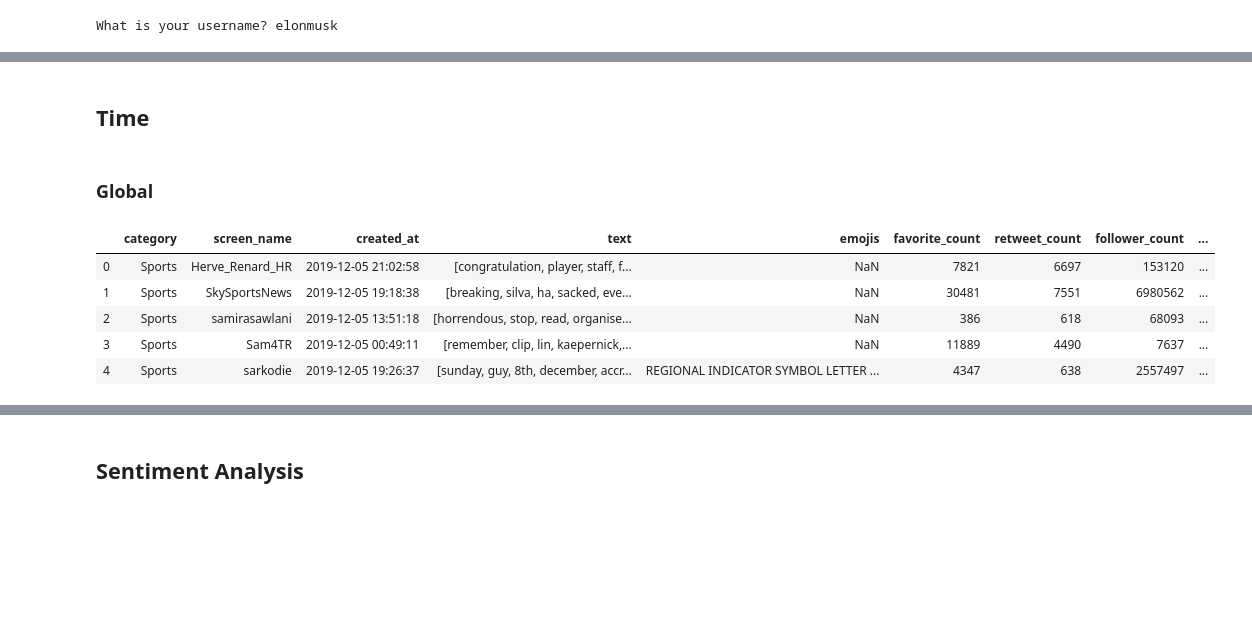
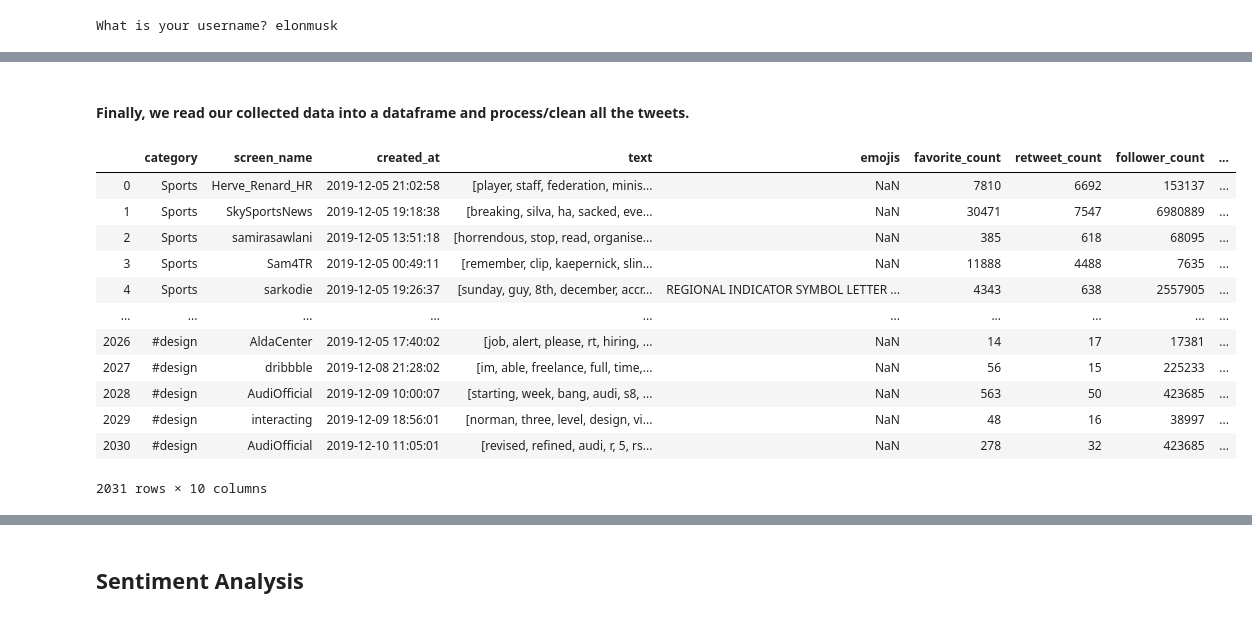
Before and after one commit to ishaan-jaff/data_science_proj, a Jupyter notebook: cleanedup.ipynb, the cells around one changed output, grey strips where cells are left out. Saved outputs shown, nothing was run; the diff lists cells and outputs as text; code cells hidden in the pictures; blank space fills up the shorter version.

```diff
--- a/cleanedup.ipynb
+++ b/cleanedup.ipynb
@@ -131,8 +152,7 @@ def preprocess(tweet):
     ## remove links from tweets
     lower_case= re.sub("(http://t.co/[a-zA-Z0-9]{10})+", ",,", lower_case)
     lower_case= re.sub("(https://t.co/[a-zA-Z0-9]{10})+", ",,", lower_case)
-    lower_case= re.sub("(.com)+", ",,", lower_case)
-    lower_case= re.sub("(.co)+", ",,", lower_case)
+    lower_case= re.sub("(twitter.com/[a-zA-Z0-9]{10})+", ",,", lower_case)
     ## removing punctuation, only considering alphanumeric characters
     tweet_list = re.split('[^a-zA-Z0-9]', lower_case)
 
@@ -144,6 +164,11 @@ def preprocess(tweet):
     ## removing stopwords
     str_list = [x for x in str_list if x not in stopwords.words('english')]
 
+    ## Removing any liks that are not specifically https: links, like tesla.co or tesla.com
+    str_list = [x for x in str_list if ("co" not in x) and ("com" not in x)]
+    str_list = [x for x in str_list if ("co" not in x) and ("com" not in x)]
+    str_list = [x for x in str_list if ("http" not in x) and ("https" not in x)]
+
     hashtags, mentions = [], []
     ## Creating a seperate lists for tweet texts, hashtags(#twitter), mentions(@elonmusk, @carnegiemellon)
     for word in lower_case.split():
@@ -153,6 +178,10 @@ def preprocess(tweet):
                 mentions.append(word)
             if len(word)>0 and word[0]=="#":
                 hashtags.append(word)
+    ## We would like to keep "#" but remove other punctuations
+    punctuations = string.punctuation
+    punctuations = punctuations.replace("#", "")
+    hashtags = [x.translate(str.maketrans('', '', punctuations)) for x in hashtags]
 
 
     return str_list, hashtags, mentions
@@ -376,15 +450,20 @@ get_tweets()
-# %% [markdown]
-## Time
-# %% [markdown]
-### Global
+# %% [markdown]
+#### Finally, we read our collected data into a dataframe and process/clean all the tweets.
 # %%
 data = pd.read_csv("final-project-tweets.csv")
 data = clean_tweets(data)
-data.head()
+data
 # %% [output]
 |  | category | screen_name | created_at | text | emojis | favorite_count | retweet_count | follower_count | ... |
-| 0 | Sports | Herve_Renard_HR | 2019-12-05 21:02:58 | [congratulation, player, staff, f... | NaN | 7821 | 6697 | 153120 | ... |
-| 1 | Sports | SkySportsNews | 2019-12-05 19:18:38 | [breaking, silva, ha, sacked, eve... | NaN | 30481 | 7551 | 6980562 | ... |
-| 2 | Sports | samirasawlani | 2019-12-05 13:51:18 | [horrendous, stop, read, organise... | NaN | 386 | 618 | 68093 | ... |
-| 3 | Sports | Sam4TR | 2019-12-05 00:49:11 | [remember, clip, lin, kaepernick,... | NaN | 11889 | 4490 | 7637 | ... |
-| 4 | Sports | sarkodie | 2019-12-05 19:26:37 | [sunday, guy, 8th, december, accr... | REGIONAL INDICATOR SYMBOL LETTER ... | 4347 | 638 | 2557497 | ... |
+| 0 | Sports | Herve_Renard_HR | 2019-12-05 21:02:58 | [player, staff, federation, minis... | NaN | 7810 | 6692 | 153137 | ... |
+| 1 | Sports | SkySportsNews | 2019-12-05 19:18:38 | [breaking, silva, ha, sacked, eve... | NaN | 30471 | 7547 | 6980889 | ... |
+| 2 | Sports | samirasawlani | 2019-12-05 13:51:18 | [horrendous, stop, read, organise... | NaN | 385 | 618 | 68095 | ... |
+| 3 | Sports | Sam4TR | 2019-12-05 00:49:11 | [remember, clip, kaepernick, slin... | NaN | 11888 | 4488 | 7635 | ... |
+| 4 | Sports | sarkodie | 2019-12-05 19:26:37 | [sunday, guy, 8th, december, accr... | REGIONAL INDICATOR SYMBOL LETTER ... | 4343 | 638 | 2557905 | ... |
+| ... | ... | ... | ... | ... | ... | ... | ... | ... | ... |
+| 2026 | #design | AldaCenter | 2019-12-05 17:40:02 | [job, alert, please, rt, hiring, ... | NaN | 14 | 17 | 17381 | ... |
+| 2027 | #design | dribbble | 2019-12-08 21:28:02 | [im, able, freelance, full, time,... | NaN | 56 | 15 | 225233 | ... |
+| 2028 | #design | AudiOfficial | 2019-12-09 10:00:07 | [starting, week, bang, audi, s8, ... | NaN | 563 | 50 | 423685 | ... |
+| 2029 | #design | interacting | 2019-12-09 18:56:01 | [norman, three, level, design, vi... | NaN | 48 | 16 | 38997 | ... |
+| 2030 | #design | AudiOfficial | 2019-12-10 11:05:01 | [revised, refined, audi, r, 5, rs... | NaN | 278 | 32 | 423685 | ... |
+2031 rows × 10 columns
```
Also changed, not shown: parts of 80 cells of this notebook.
